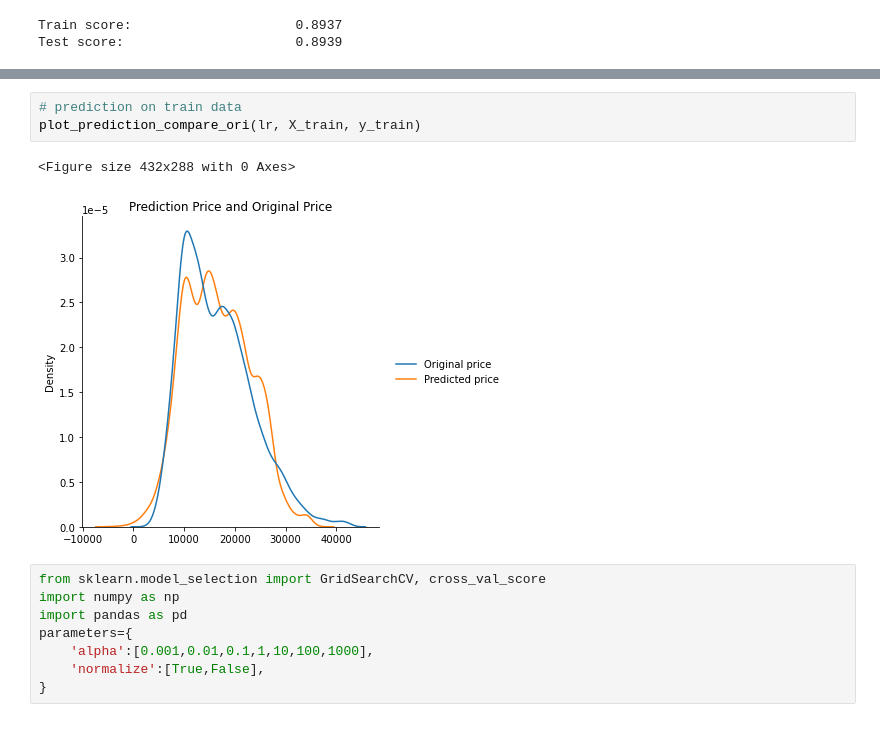
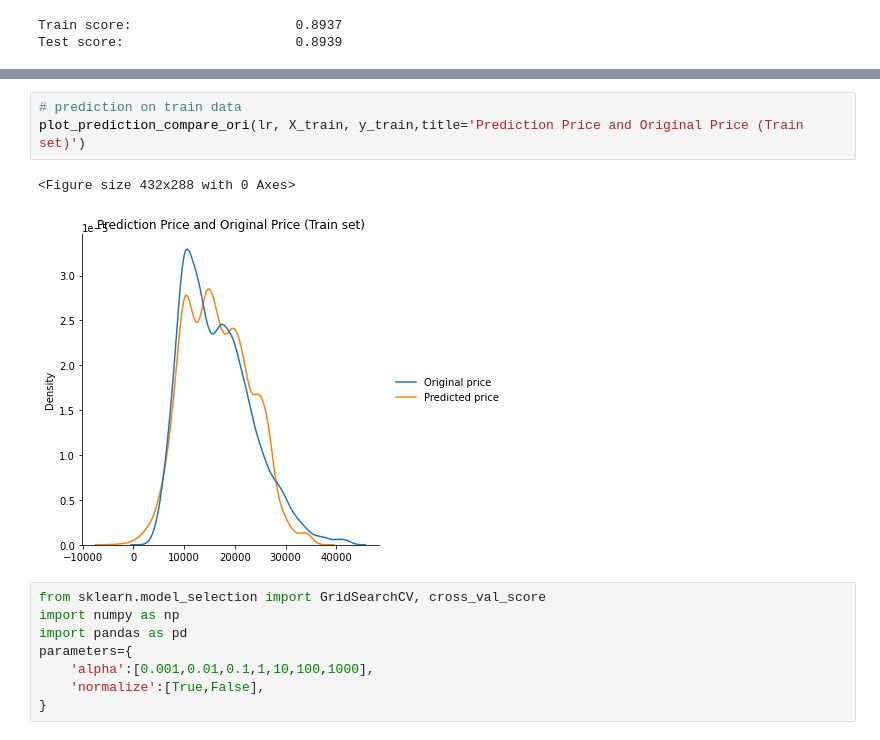
Before and after one commit to kai2128/DM_Assignment, a Jupyter notebook: algorithm/LinearRegression.ipynb, the cells around one changed output, grey strips where cells are left out. Cells and saved outputs as stored; diff of their text form.

```diff
--- a/algorithm/LinearRegression.ipynb
+++ b/algorithm/LinearRegression.ipynb
@@ -35,9 +35,9 @@ plot_prediction_compare_ori(lr)
 # %%
 # prediction on train data
-plot_prediction_compare_ori(lr, X_train, y_train)
+plot_prediction_compare_ori(lr, X_train, y_train,title='Prediction Price and Original Price (Train set)')
 # %% [output]
 <Figure size 432x288 with 0 Axes>
-[figure, old version]
+[figure, new version]
 # %%
 from sklearn.model_selection import GridSearchCV, cross_val_score
 import numpy as np
```
Also changed, not shown: parts of 2 cells of this notebook, 1 other file.
